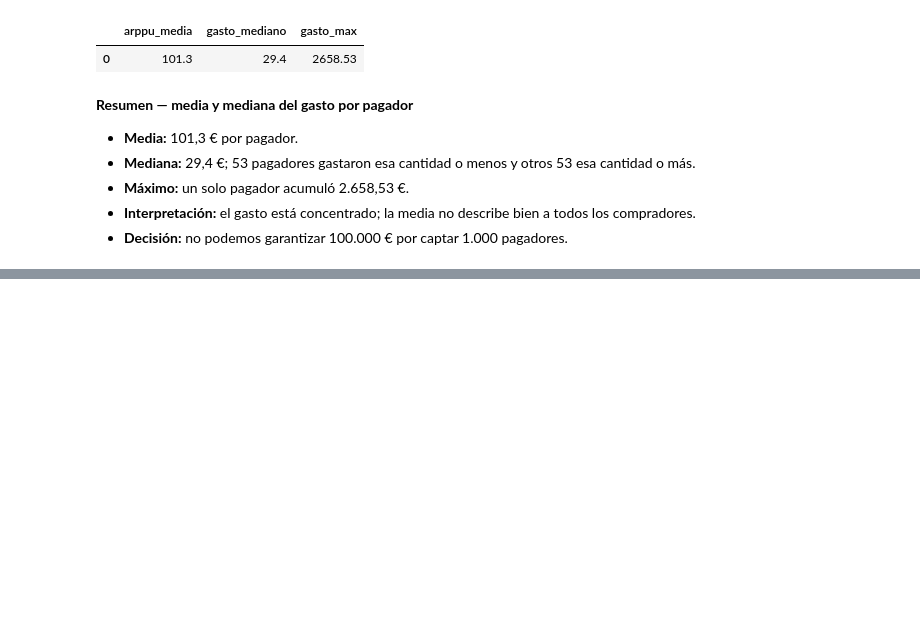
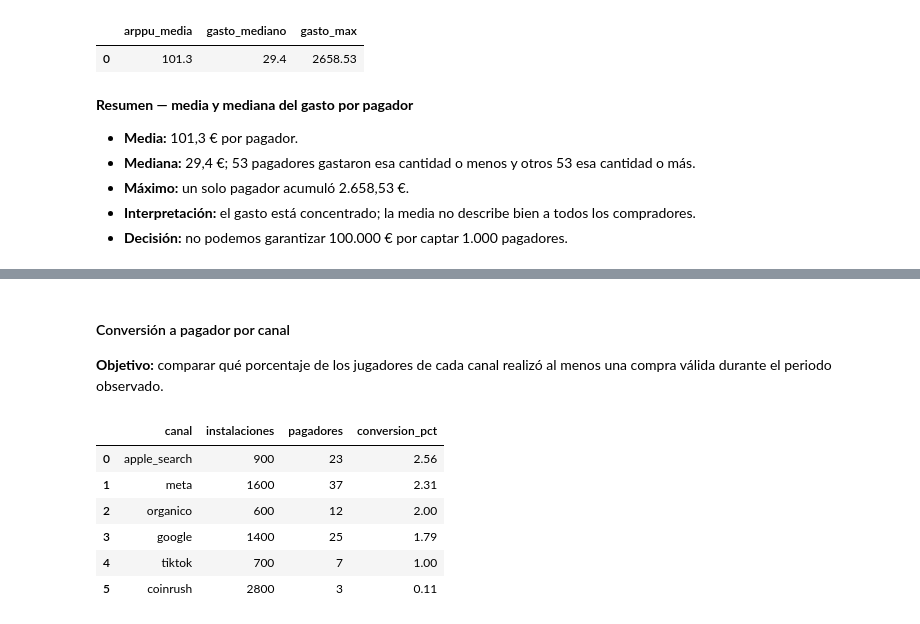
Before and after one commit to paulaibaa/playloop-game-industry-business-case, a Jupyter notebook: notebooks/03_analisis.ipynb, the cells around one changed output, grey strips where cells are left out. Cells and saved outputs as stored; diff of their text form; code cells hidden in the pictures; blank space fills up the shorter version.

```diff
--- a/notebooks/03_analisis.ipynb
+++ b/notebooks/03_analisis.ipynb
@@ -799,0 +956,40 @@ gasto_pagadores
+# %% [markdown]
+#### Conversión a pagador por canal
+**Objetivo:** comparar qué porcentaje de los jugadores de cada canal realizó al menos una compra válida durante el periodo observado.
+# %%
+# Comparamos la conversión a pagador entre canales.
+consulta_conversion_canal = text("""
+    WITH pagadores AS (
+        SELECT DISTINCT user_id FROM compras
+    )
+    SELECT
+        u.canal_adquisicion AS canal,
+        COUNT(DISTINCT u.user_id) AS instalaciones,
+        COUNT(DISTINCT p.user_id) AS pagadores,
+    -- Pagadroes del canal / jugadores del canal
+        ROUND(
+            100.0 * COUNT(DISTINCT p.user_id)
+            / NULLIF(COUNT(DISTINCT u.user_id),0)
+            ,
+        2) AS conversion_pct
+    FROM public.usuarios AS u
+    LEFT JOIN pagadores AS p
+        ON u.user_id = p.user_id
+    GROUP BY u.canal_adquisicion
+    ORDER BY conversion_pct DESC
+
+""")
+
+# Ejecutamos SQL y guardamos su respuesta en pandas.
+with engine.connect() as conexion:
+    conversion_canal = pd.read_sql(consulta_conversion_canal, conexion)
+
+conversion_canal
+# %% [output]
+|  | canal | instalaciones | pagadores | conversion_pct |
+| 0 | apple_search | 900 | 23 | 2.56 |
+| 1 | meta | 1600 | 37 | 2.31 |
+| 2 | organico | 600 | 12 | 2.00 |
+| 3 | google | 1400 | 25 | 1.79 |
+| 4 | tiktok | 700 | 7 | 1.00 |
+| 5 | coinrush | 2800 | 3 | 0.11 |
```
Also changed, not shown: parts of 25 cells of this notebook.
